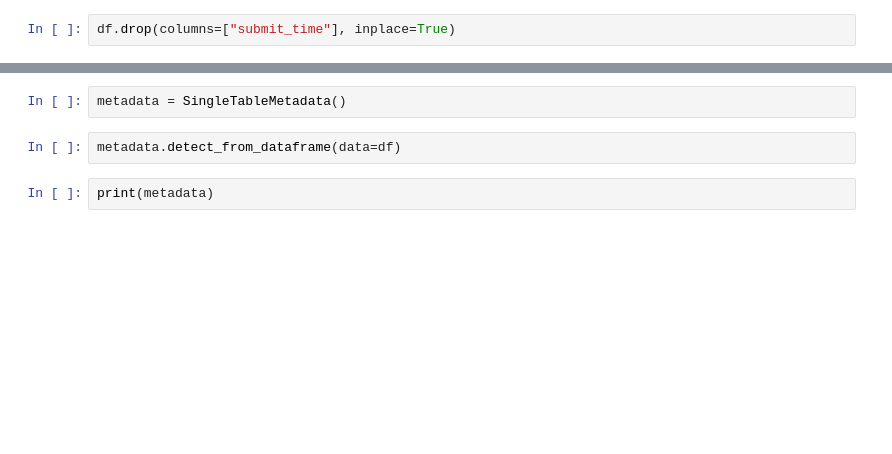
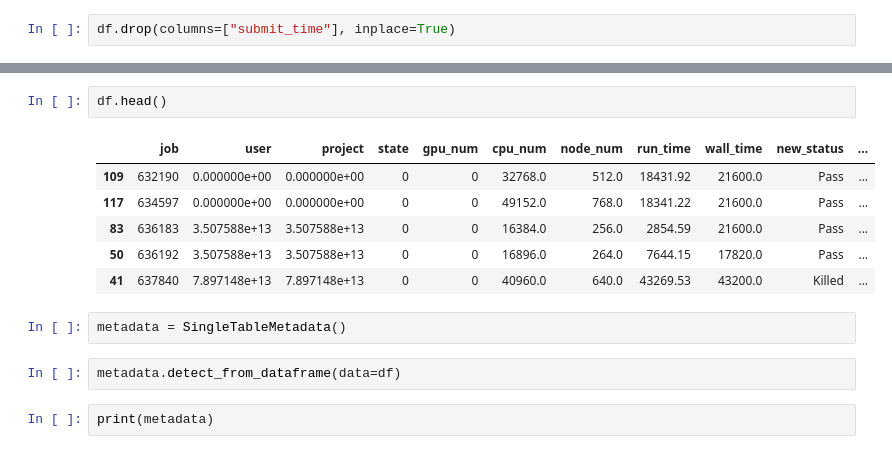
Before and after one commit to MonishSoundarRaj/data_check_generator, a Jupyter notebook: Copy_of_sdv_syn.ipynb, the cells around one changed output, grey strips where cells are left out. Saved outputs shown, nothing was run; the diff lists cells and outputs as text; blank space fills up the shorter version.

```diff
--- a/Copy_of_sdv_syn.ipynb
+++ b/Copy_of_sdv_syn.ipynb
@@ -68,3 +66,12 @@ print(count_negatives)
+# %%
+df.head()
+# %% [output]
+|  | job | user | project | state | gpu_num | cpu_num | node_num | run_time | wall_time | new_status | ... |
+| 109 | 632190 | 0.000000e+00 | 0.000000e+00 | 0 | 0 | 32768.0 | 512.0 | 18431.92 | 21600.0 | Pass | ... |
+| 117 | 634597 | 0.000000e+00 | 0.000000e+00 | 0 | 0 | 49152.0 | 768.0 | 18341.22 | 21600.0 | Pass | ... |
+| 83 | 636183 | 3.507588e+13 | 3.507588e+13 | 0 | 0 | 16384.0 | 256.0 | 2854.59 | 21600.0 | Pass | ... |
+| 50 | 636192 | 3.507588e+13 | 3.507588e+13 | 0 | 0 | 16896.0 | 264.0 | 7644.15 | 17820.0 | Pass | ... |
+| 41 | 637840 | 7.897148e+13 | 7.897148e+13 | 0 | 0 | 40960.0 | 640.0 | 43269.53 | 43200.0 | Killed | ... |
 # %%
 metadata = SingleTableMetadata()
 # %%
```
Also changed, not shown: parts of 11 cells of this notebook.
